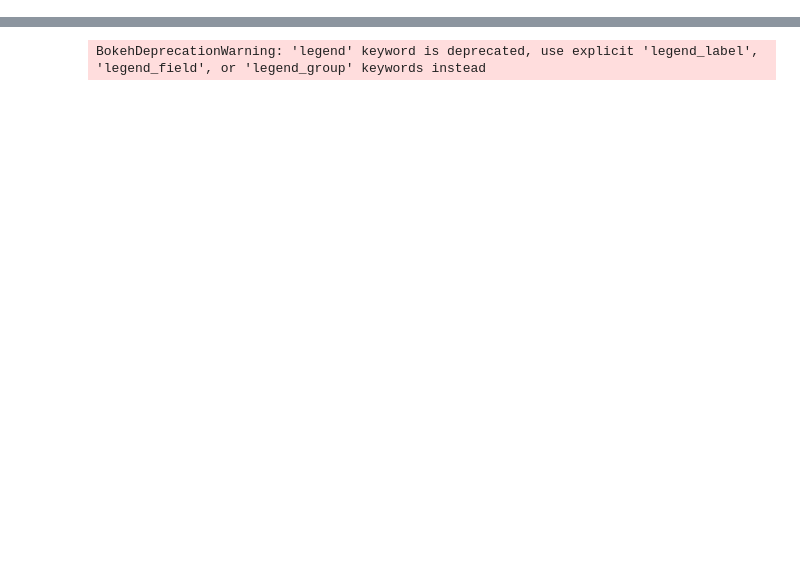
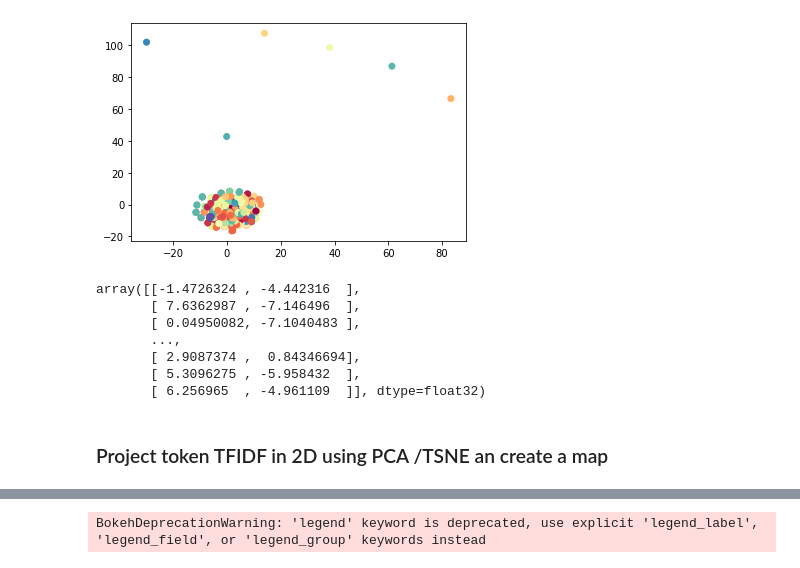
Before and after one commit to epfl-ada/ada-2021-project-mahj, a Jupyter notebook: PCA2D.ipynb, the cells around one changed output, grey strips where cells are left out. Saved outputs shown, nothing was run; the diff lists cells and outputs as text; code cells hidden in the pictures; blank space fills up the shorter version.

```diff
--- a/PCA2D.ipynb
+++ b/PCA2D.ipynb
@@ -22,4 +24,0 @@ selected_newspaper = [index_to_newspaper[i] for i in range(bound_x)]
-# %%
-import random
-
-colors = [random.randint(0,5) for newspaper in selected_newspaper]
@@ -33,0 +107,13 @@ plt.show()
+# %%
+def project2D_and_map_TSNE(selected_newspapers, newspaper_to_index, X, colors):
+    newspaper_in_group_idx = [newspaper_to_index[newspaper] for newspaper in selected_newspapers]
+    selected_X = X[newspaper_in_group_idx]
+
+    distance_matrix = pairwise_distances(selected_X, metric='cosine')
+    embeddings = TSNE(n_components=2,metric='precomputed',square_distances=True)
+    Y_tsne = embeddings.fit_transform(distance_matrix)
+
+    plt.scatter(Y_tsne[:, 0], Y_tsne[:, 1], c=colors, cmap=plt.cm.Spectral)
+    plt.show()
+
+    return Y_tsne
@@ -34 +131,14 @@ plt.show()
+# %%
+project2D_and_map_TSNE(newspaper_in_group.newspaper, newspaper_to_index, newspaper_speaker_tfidf, newspaper_in_group.owner_ID)
+# %% [output]
+[figure, added]
+array([[-1.4726324 , -4.442316  ],
+       [ 7.6362987 , -7.146496  ],
+       [ 0.04950082, -7.1040483 ],
+       ...,
+       [ 2.9087374 ,  0.84346694],
+       [ 5.3096275 , -5.958432  ],
+       [ 6.256965  , -4.961109  ]], dtype=float32)
+# %% [markdown]
+### Project token TFIDF in 2D using PCA /TSNE an create a map
 # %%
```
Also changed, not shown: parts of 26 cells of this notebook, 1 other file.
